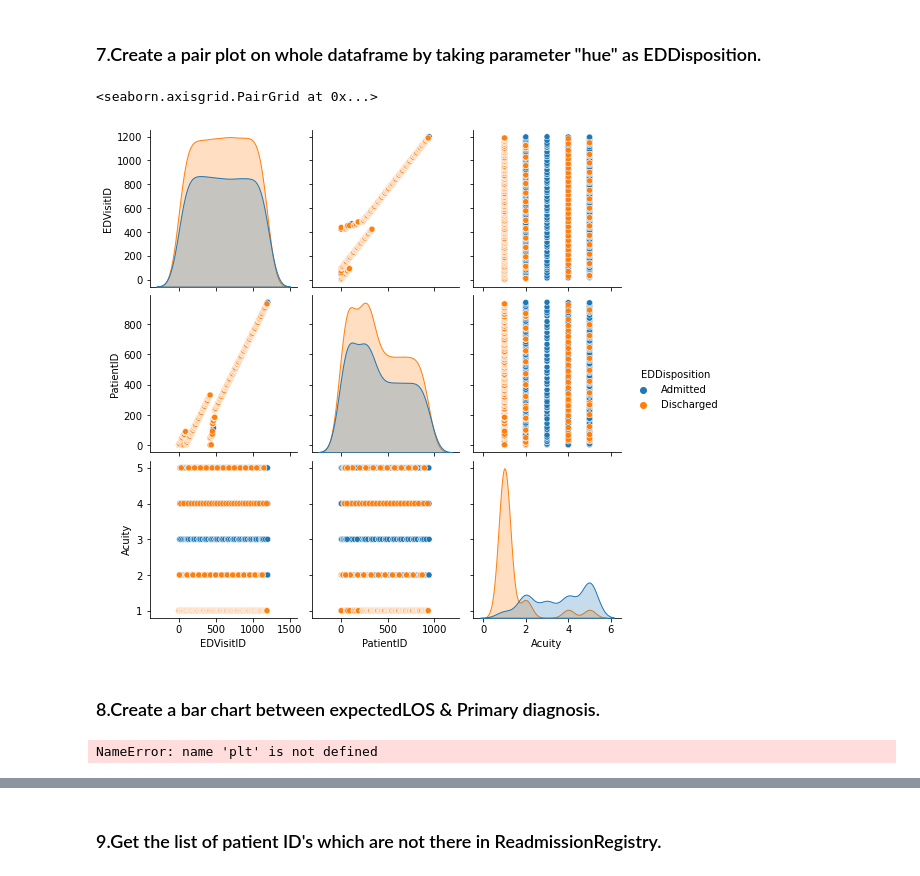
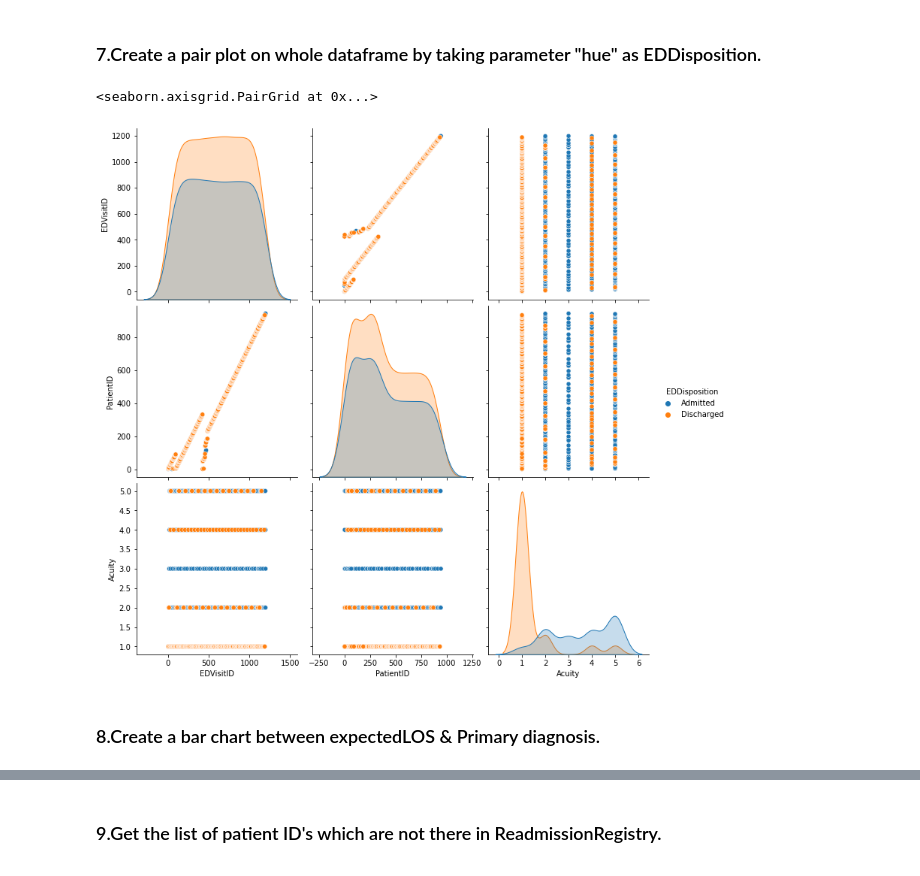
Before and after one commit to KinjalTanna/Pythonistas, a Jupyter notebook: pythonistas.ipynb, the cells around one changed output, grey strips where cells are left out. Saved outputs shown, nothing was run; the diff lists cells and outputs as text; code cells hidden in the pictures.

```diff
--- a/pythonistas.ipynb
+++ b/pythonistas.ipynb
@@ -235,16 +143,9 @@ plt.show()
 # %% [markdown]
 ### 7.Create a pair plot on whole dataframe by taking parameter "hue" as EDDisposition.
 # %%
-sns.pairplot(EDVisits, hue='EDDisposition')
+sns.pairplot(EDVisits, hue='EDDisposition',height=3.5)
 # %% [output]
 <seaborn.axisgrid.PairGrid at 0x...>
-[figure, old version]
+[figure, new version]
 # %% [markdown]
 ### 8.Create a bar chart between expectedLOS & Primary diagnosis.
-# %%
-plt.figure(figsize=(15,6))
-ax = sns.barplot(x='ExpectedLOS',y='PrimaryDiagnosis',data=ReAdmissionRegistry)
-ax.bar_label(ax.containers[0], label_type='center')
-plt.show()
-# %% [output]
-NameError: name 'plt' is not defined
```
Also changed, not shown: parts of 18 cells of this notebook.
